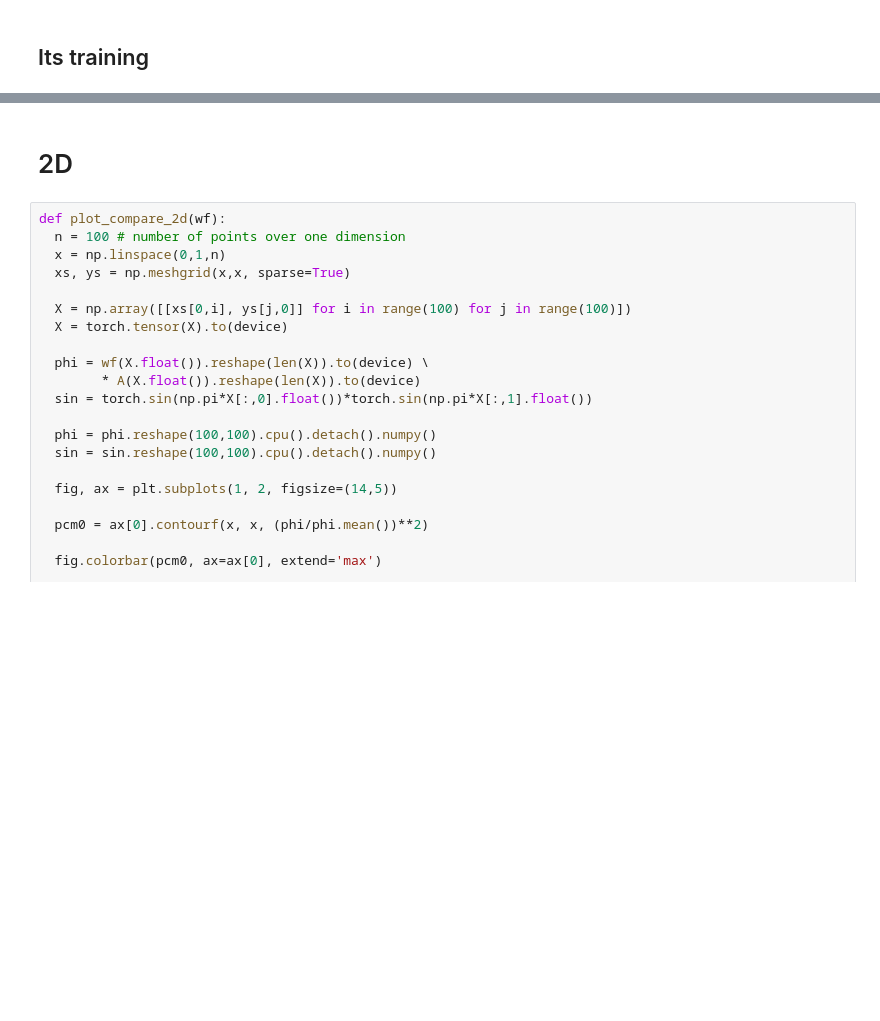
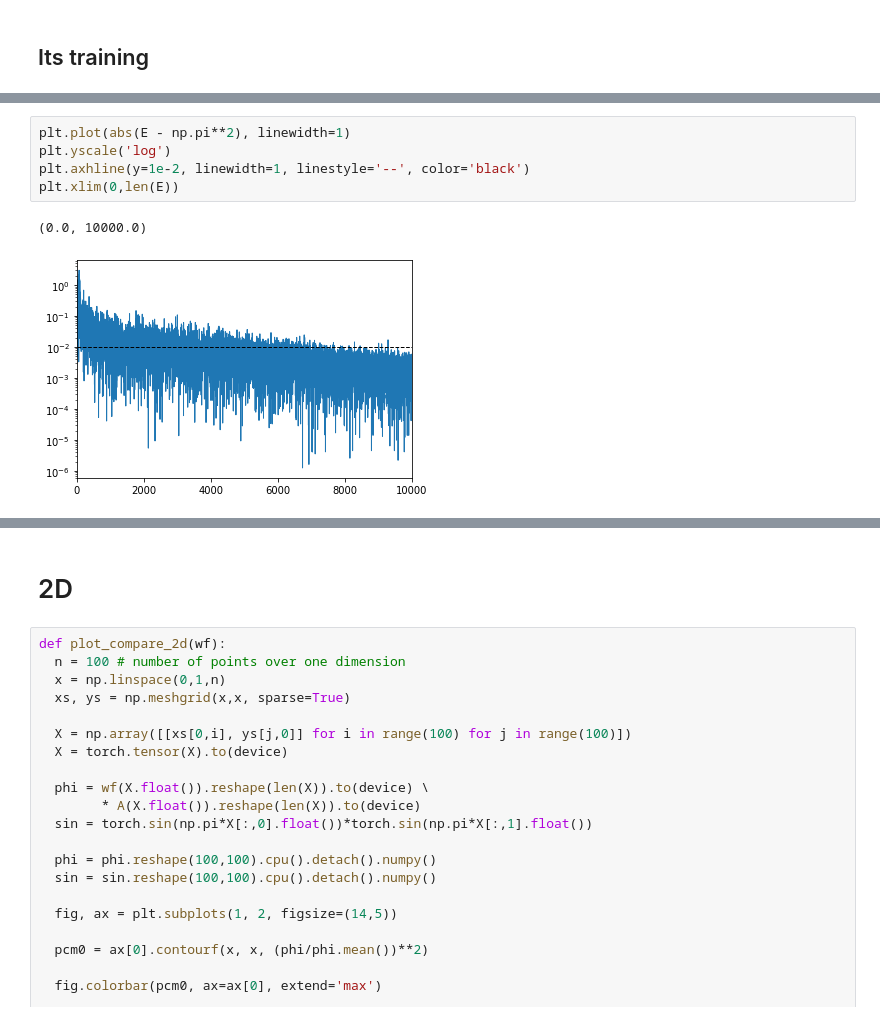
Before and after one commit to MrKozelberg/wavefunction_perceptron, a Jupyter notebook: spectrum_laplace_operator_3.ipynb, the cells around one changed output, grey strips where cells are left out. Drawn from its saved outputs; the diff is of its cells as text; blank space fills up the shorter version.

```diff
--- a/spectrum_laplace_operator_3.ipynb
+++ b/spectrum_laplace_operator_3.ipynb
@@ -318,0 +253,8 @@ Residual: 1.36789E-07, Energy: 9.88477  [ 1000 /  1000]
+# %%
+plt.plot(abs(E - np.pi**2), linewidth=1)
+plt.yscale('log')
+plt.axhline(y=1e-2, linewidth=1, linestyle='--', color='black')
+plt.xlim(0,len(E))
+# %% [output]
+(0.0, 10000.0)
+[figure, added]
```
Also changed, not shown: parts of 23 cells of this notebook.
